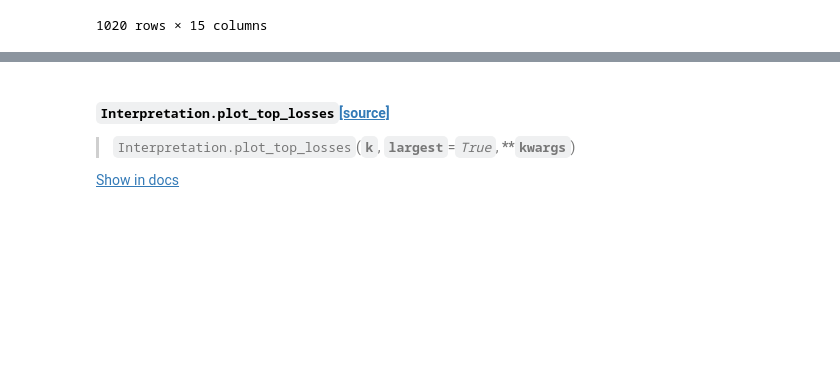
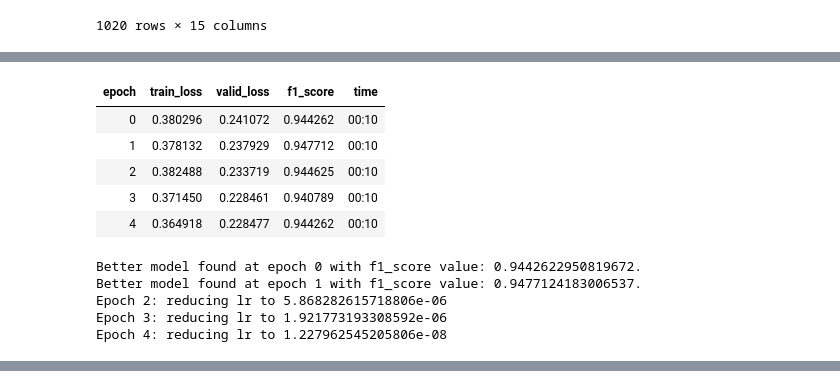
Before and after one commit to Living-with-machines/nnanno, a Jupyter notebook: 03_ads_inference.ipynb, the cells around one changed output, grey strips where cells are left out. Saved outputs shown, nothing was run; the diff lists cells and outputs as text; code cells hidden in the pictures; blank space fills up the shorter version.

```diff
--- a/03_ads_inference.ipynb
+++ b/03_ads_inference.ipynb
@@ -142,13 +213,24 @@ learn.unfreeze()
+# %%
+learn.fit_one_cycle(5, lr_max=slice(1e-6,1e-4),
+                    cbs=[SaveModelCallback(monitor='f1_score'),
+                         ReduceLROnPlateau(monitor='f1_score',patience=1),
+                         MixUp()])
+# %% [output]
+| epoch | train_loss | valid_loss | f1_score | time |
+| 0 | 0.380296 | 0.241072 | 0.944262 | 00:10 |
+| 1 | 0.378132 | 0.237929 | 0.947712 | 00:10 |
+| 2 | 0.382488 | 0.233719 | 0.944625 | 00:10 |
+| 3 | 0.371450 | 0.228461 | 0.940789 | 00:10 |
+| 4 | 0.364918 | 0.228477 | 0.944262 | 00:10 |
+Better model found at epoch 0 with f1_score value: 0.9442622950819672.
+Better model found at epoch 1 with f1_score value: 0.9477124183006537.
+Epoch 2: reducing lr to 5.868282615718806e-06
+Epoch 3: reducing lr to 1.921773193308592e-06
+Epoch 4: reducing lr to 1.227962545205806e-08
 # %%
 interp = ClassificationInterpretation.from_learner(learn)
 # %% [output]
 [interactive output not drawn]
-# %%
-doc(interp.plot_top_losses)
-# %% [output]
-Interpretation.plot_top_losses[source]
-Interpretation.plot_top_losses(k, largest=True, **kwargs)
-Show in docs
 # %%
 interp.print_classification_report()
 # %% [output]
```
Also changed, not shown: parts of 27 cells of this notebook.
